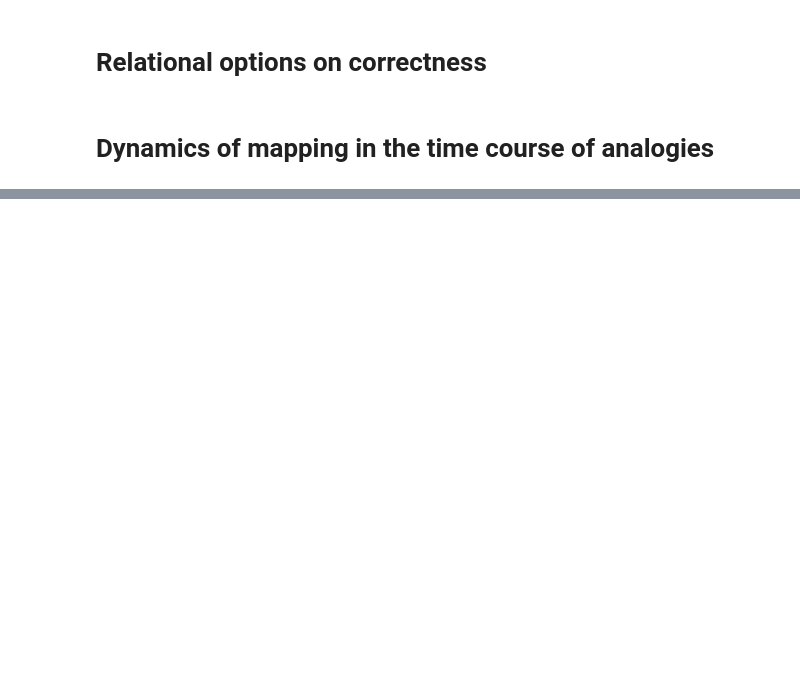
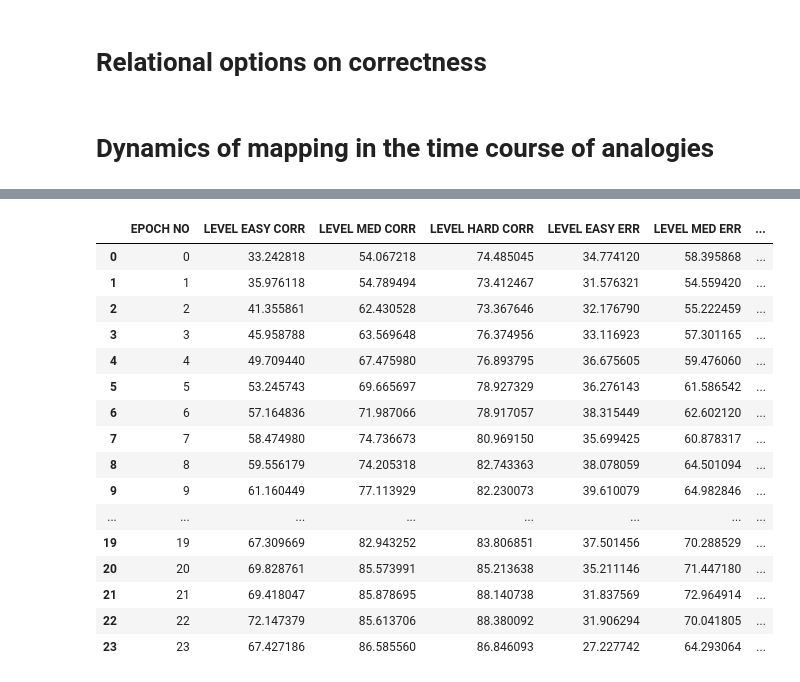
Before and after one commit to bartekkroczek/FANET_Analysis, a Jupyter notebook: dynamics/notebooks/Paper ready plots revision.ipynb, the cells around one changed output, grey strips where cells are left out. Drawn from its saved outputs; the diff is of its cells as text; code cells hidden in the pictures; blank space fills up the shorter version.

```diff
--- a/dynamics/notebooks/Paper ready plots revision.ipynb
+++ b/dynamics/notebooks/Paper ready plots revision.ipynb
@@ -635,11 +635,11 @@ f.savefig('FAN_WMC_mean.png')
 corrs = pd.DataFrame()
 
 corrs['EPOCH NO'] = np.arange(24)
-corrs['LEVEL EASY CORR '] = corr_lev_easy['RMx'] / WINDOW_SIZE
-corrs['LEVEL MED CORR'] = corr_lev_med['RMx'] / WINDOW_SIZE
-corrs['LEVEL HARD CORR'] = corr_lev_hard['RMx'] / WINDOW_SIZE
+corrs['LEVEL EASY CORR '] = corr_lev_easy['AVG_RMx']
+corrs['LEVEL MED CORR'] = corr_lev_med['AVG_RMx']
+corrs['LEVEL HARD CORR'] = corr_lev_hard['AVG_RMx']
 
-corrs['LEVEL EASY ERR'] = err_lev_easy['RMx'] / WINDOW_SIZE
-corrs['LEVEL MED ERR'] = err_lev_med['RMx'] / WINDOW_SIZE
-corrs['LEV HARD ERR '] = err_lev_hard['RMx'] / WINDOW_SIZE
+corrs['LEVEL EASY ERR'] = err_lev_easy['AVG_RMx']
+corrs['LEVEL MED ERR'] = err_lev_med['AVG_RMx']
+corrs['LEV HARD ERR '] = err_lev_hard['AVG_RMx']
 # %%
@@ -646,0 +656,20 @@ corrs.corr()['EPOCH NO'].to_csv('epoch_no_vs_RM_corr.csv')
+# %%
+corrs
+# %% [output]
+|  | EPOCH NO | LEVEL EASY CORR | LEVEL MED CORR | LEVEL HARD CORR | LEVEL EASY ERR | LEVEL MED ERR | ... |
+| 0 | 0 | 33.242818 | 54.067218 | 74.485045 | 34.774120 | 58.395868 | ... |
+| 1 | 1 | 35.976118 | 54.789494 | 73.412467 | 31.576321 | 54.559420 | ... |
+| 2 | 2 | 41.355861 | 62.430528 | 73.367646 | 32.176790 | 55.222459 | ... |
+| 3 | 3 | 45.958788 | 63.569648 | 76.374956 | 33.116923 | 57.301165 | ... |
+| 4 | 4 | 49.709440 | 67.475980 | 76.893795 | 36.675605 | 59.476060 | ... |
+| 5 | 5 | 53.245743 | 69.665697 | 78.927329 | 36.276143 | 61.586542 | ... |
+| 6 | 6 | 57.164836 | 71.987066 | 78.917057 | 38.315449 | 62.602120 | ... |
+| 7 | 7 | 58.474980 | 74.736673 | 80.969150 | 35.699425 | 60.878317 | ... |
+| 8 | 8 | 59.556179 | 74.205318 | 82.743363 | 38.078059 | 64.501094 | ... |
+| 9 | 9 | 61.160449 | 77.113929 | 82.230073 | 39.610079 | 64.982846 | ... |
+| ... | ... | ... | ... | ... | ... | ... | ... |
+| 19 | 19 | 67.309669 | 82.943252 | 83.806851 | 37.501456 | 70.288529 | ... |
+| 20 | 20 | 69.828761 | 85.573991 | 85.213638 | 35.211146 | 71.447180 | ... |
+| 21 | 21 | 69.418047 | 85.878695 | 88.140738 | 31.837569 | 72.964914 | ... |
+| 22 | 22 | 72.147379 | 85.613706 | 88.380092 | 31.906294 | 70.041805 | ... |
+| 23 | 23 | 67.427186 | 86.585560 | 86.846093 | 27.227742 | 64.293064 | ... |
```
Also changed, not shown: parts of 1 cell of this notebook, 1 other file.
